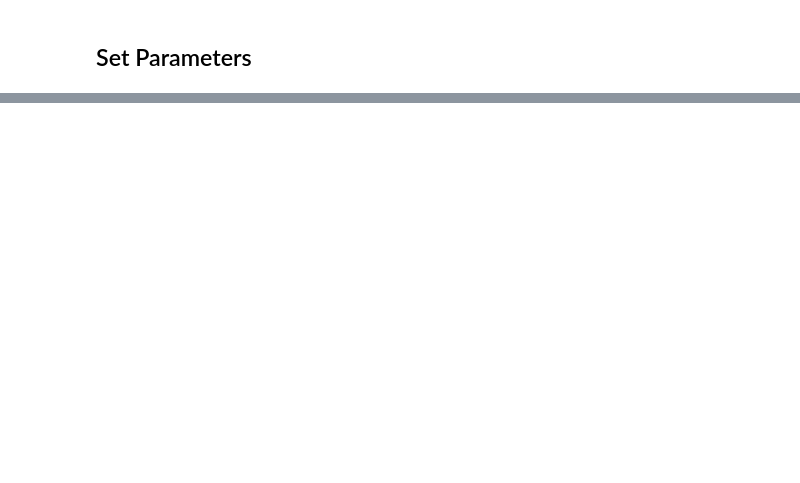
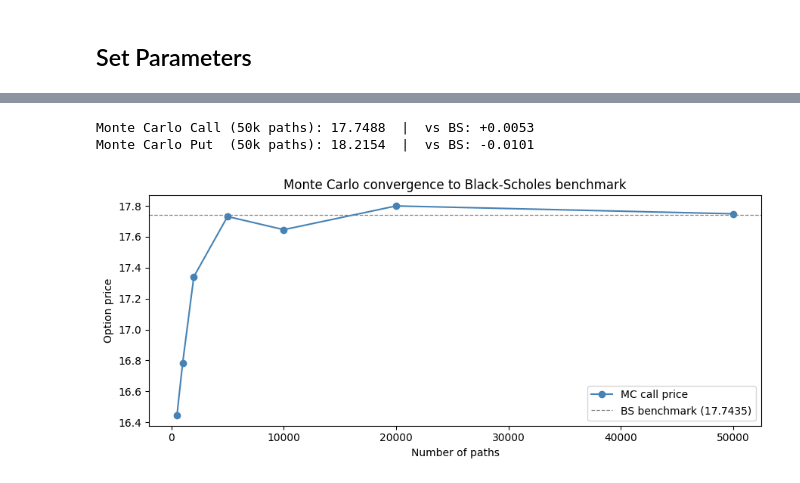
Before and after one commit to MADSIAH/option_pricing_platform, a Jupyter notebook: notebooks/pricing.ipynb, the cells around one changed output, grey strips where cells are left out. Cells and saved outputs as stored; diff of their text form; code cells hidden in the pictures; blank space fills up the shorter version.

```diff
--- a/notebooks/pricing.ipynb
+++ b/notebooks/pricing.ipynb
@@ -103,0 +67,12 @@ Black-Scholes Call Price: 17.8060
+# %%
+import sys, os
+sys.path.insert(0, os.path.abspath(".."))
+
+import numpy as np
+import matplotlib.pyplot as plt
+from src.pricing import BlackScholes, MonteCarlo, BinomialTree, OptionParams
+
+call_params = OptionParams(S=S0, K=K, T=T, r=rf, sigma=sigma, option_type="call")
+put_params  = OptionParams(S=S0, K=K, T=T, r=rf, sigma=sigma, option_type="put")
+
+print(f"S₀={S0:.2f}  K={K:.2f}  T={T}y  r={rf:.4f}  σ={sigma:.4f}")
@@ -103,0 +117,25 @@ Black-Scholes Call Price: 17.8060
+# %%
+mc = MonteCarlo(n_paths=50_000)
+mc_call = mc.price(call_params)
+mc_put  = mc.price(put_params)
+
+print(f"Monte Carlo Call (50k paths): {mc_call.price:.4f}  |  vs BS: {mc_call.price - bs_call.price:+.4f}")
+print(f"Monte Carlo Put  (50k paths): {mc_put.price:.4f}  |  vs BS: {mc_put.price - bs_put.price:+.4f}")
+# %% [output]
+Monte Carlo Call (50k paths): 17.7488  |  vs BS: +0.0053
+Monte Carlo Put  (50k paths): 18.2154  |  vs BS: -0.0101
+# %%
+path_counts = [500, 1_000, 2_000, 5_000, 10_000, 20_000, 50_000]
+mc_conv = [MonteCarlo(n_paths=n).price(call_params).price for n in path_counts]
+
+fig, ax = plt.subplots(figsize=(9, 4))
+ax.plot(path_counts, mc_conv, marker="o", color="steelblue", label="MC call price")
+ax.axhline(bs_call.price, linestyle="--", color="gray", linewidth=0.9, label=f"BS benchmark ({bs_call.price:.4f})")
+ax.set_xlabel("Number of paths")
+ax.set_ylabel("Option price")
+ax.set_title("Monte Carlo convergence to Black-Scholes benchmark")
+ax.legend()
+plt.tight_layout()
+plt.show()
+# %% [output]
+[figure, added]
```
Also changed, not shown: parts of 13 cells of this notebook.
